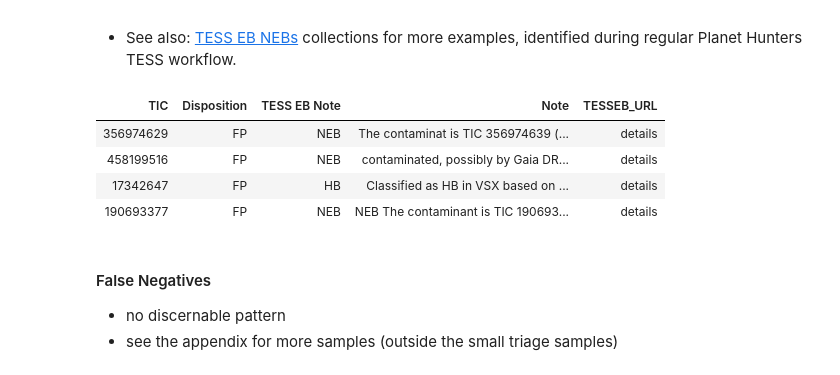
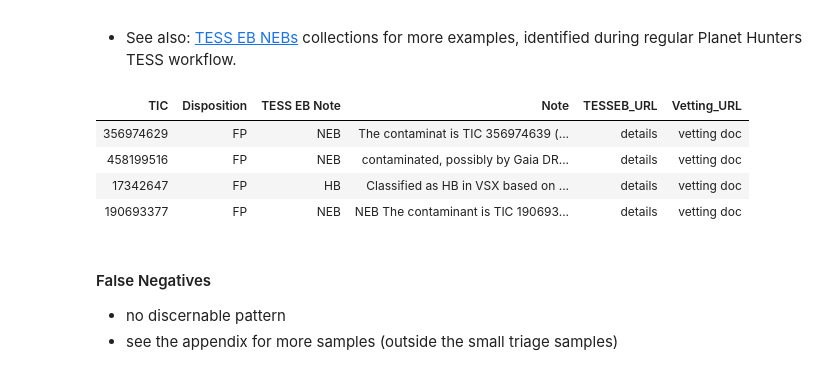
Before and after one commit to orionlee/pht_eb_stats2, a Jupyter notebook: src/dashboard_tesseb_comparison.ipynb, the cells around one changed output. Drawn from its saved outputs; the diff is of its cells as text; code cells hidden in the pictures.

Commit message:
dashboard: add links to individual vetting doc when applicable

```diff
--- a/src/dashboard_tesseb_comparison.ipynb
+++ b/src/dashboard_tesseb_comparison.ipynb
@@ -89,7 +89,7 @@ report
 
 Note: The false positives / false negative rates reported below are likely to be much higher than the real values, because the samples are biased: they do not include known EBs in VSX, ASAS-SN, or SIMBAD
 # %%
-df_vetting_statuses = vetting_meta.load_vetting_statuses_table(add_disposition_group=True, add_tesseb_url_col=True)
+df_vetting_statuses = vetting_meta.load_vetting_statuses_table(add_disposition_group=True, add_tesseb_url_col=True, add_vetting_doc_url_col=True)
 
 df = df_vetting_statuses
 
@@ -138,14 +138,14 @@ False negative: 13% , 2 / (2 + 13)
 - See also: [TESS EB NEBs](https://www.zooniverse.org/projects/nora-dot-eisner/planet-hunters-tess/collections/orionlee/pht-tess-eb-nebs) collections for more examples, identified during regular Planet Hunters TESS workflow.
 # %%
 with pd.option_context('display.max_colwidth', None):
-    df_to_show = df[(df["Disposition_Group"] == "FP") & (df["In TESSEBs1-26"] == "Y")][["TIC", "Disposition", "TESS EB Note", "Note", "TESSEB_URL"]]
+    df_to_show = df[(df["Disposition_Group"] == "FP") & (df["In TESSEBs1-26"] == "Y")][["TIC", "Disposition", "TESS EB Note", "Note", "TESSEB_URL", "Vetting_URL",]]
     display(dashboard_utils.style(df_to_show))
 # %% [output]
-| TIC | Disposition | TESS EB Note | Note | TESSEB_URL |
-| 356974629 | FP | NEB | The contaminat is TIC 356974639 (... | details |
-| 458199516 | FP | NEB | contaminated, possibly by Gaia DR... | details |
-| 17342647 | FP | HB | Classified as HB in VSX based on ... | details |
-| 190693377 | FP | NEB | NEB The contaminant is TIC 190693... | details |
+| TIC | Disposition | TESS EB Note | Note | TESSEB_URL | Vetting_URL |
+| 356974629 | FP | NEB | The contaminat is TIC 356974639 (... | details | vetting doc |
+| 458199516 | FP | NEB | contaminated, possibly by Gaia DR... | details | vetting doc |
+| 17342647 | FP | HB | Classified as HB in VSX based on ... | details | vetting doc |
+| 190693377 | FP | NEB | NEB The contaminant is TIC 190693... | details | vetting doc |
 # %% [markdown]
 #### False Negatives
 
```
Also changed, not shown: parts of 1 cell of this notebook, 2 other files.
